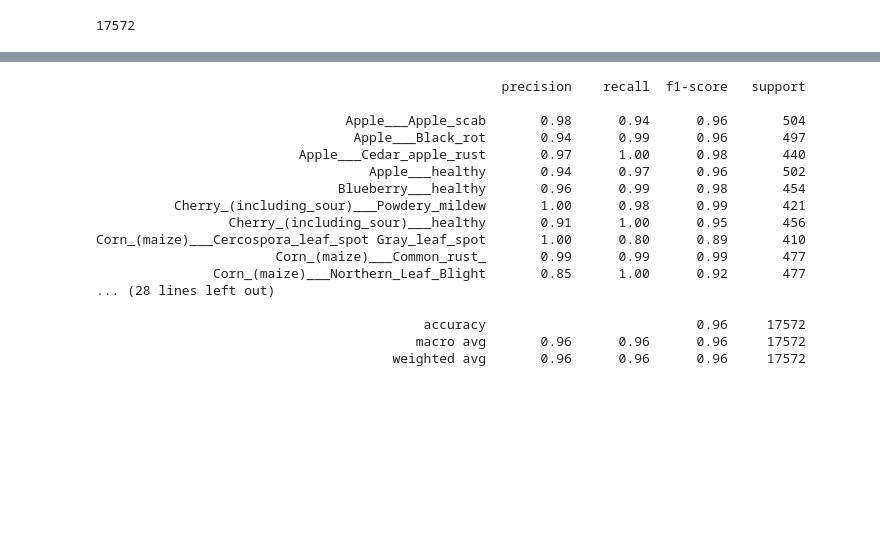
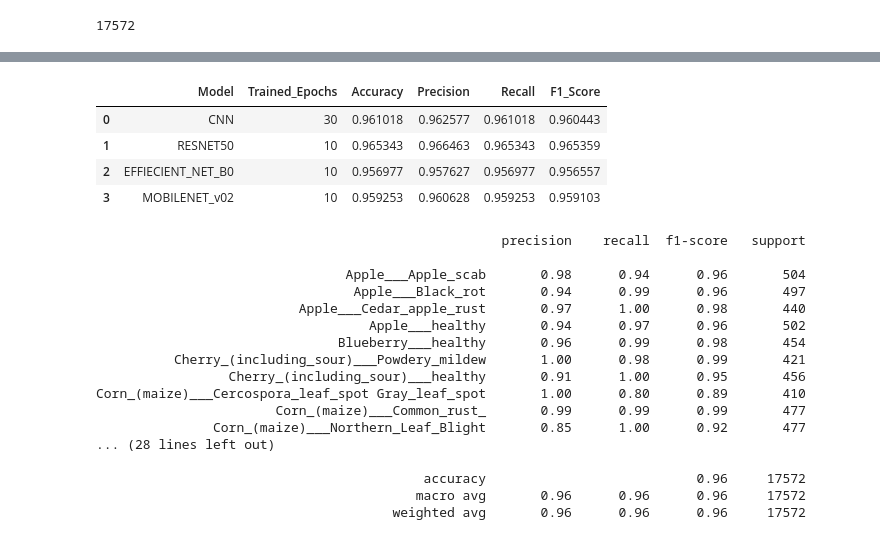
Before and after one commit to Frierensama/Plant_Disease_Detection_and_Treatment_Recommendation, a Jupyter notebook: notebooks/Models_Evaluation.ipynb, the cells around one changed output, grey strips where cells are left out. Drawn from its saved outputs; the diff is of its cells as text; code cells hidden in the pictures; blank space fills up the shorter version.

```diff
--- a/notebooks/Models_Evaluation.ipynb
+++ b/notebooks/Models_Evaluation.ipynb
@@ -273 +265,32 @@ F1 Score : 0.0207
+# %%
+acc_cnn, pre_cnn, recall_cnn, f1_cnn = eval(cnn, valid_labels, pred_cnn)
+# %%
+acc_resnet, pre_resnet, recall_resnet, f1_resnet = eval(resnet, valid_labels, pred_resnet)
+# %%
+acc_enet, pre_enet, recall_enet, f1_enet = eval(enet, valid_labels, pred_enet)
+# %%
+acc_mbnet, pre_mbnet, recall_mbnet, f1_mbnet = eval(mbnet, valid_labels, pred_mbnet)
+# %%
+accuracy= [acc_cnn,acc_resnet,acc_enet,acc_mbnet]
+precision = [pre_cnn,pre_resnet,pre_enet,pre_mbnet]
+recall = [recall_cnn, recall_resnet, recall_enet, recall_mbnet]
+f1score = [f1_cnn, f1_resnet, f1_enet, f1_mbnet]
+models = ['CNN','RESNET50','EFFIECIENT_NET_B0','MOBILENET_v02']
+tepochs = [30,10,10,10]
+
+df = pd.DataFrame({'Model':models,
+                   'Trained_Epochs':tepochs,
+                   'Accuracy':accuracy,
+                   'Precision':precision,
+                   'Recall': recall,
+                  'F1_Score':f1score}, )
+
+
+df
+# %% [output]
+|  | Model | Trained_Epochs | Accuracy | Precision | Recall | F1_Score |
+| 0 | CNN | 30 | 0.961018 | 0.962577 | 0.961018 | 0.960443 |
+| 1 | RESNET50 | 10 | 0.965343 | 0.966463 | 0.965343 | 0.965359 |
+| 2 | EFFIECIENT_NET_B0 | 10 | 0.956977 | 0.957627 | 0.956977 | 0.956557 |
+| 3 | MOBILENET_v02 | 10 | 0.959253 | 0.960628 | 0.959253 | 0.959103 |
 # %%
```
Also changed, not shown: parts of 7 cells of this notebook, 4 other files.
